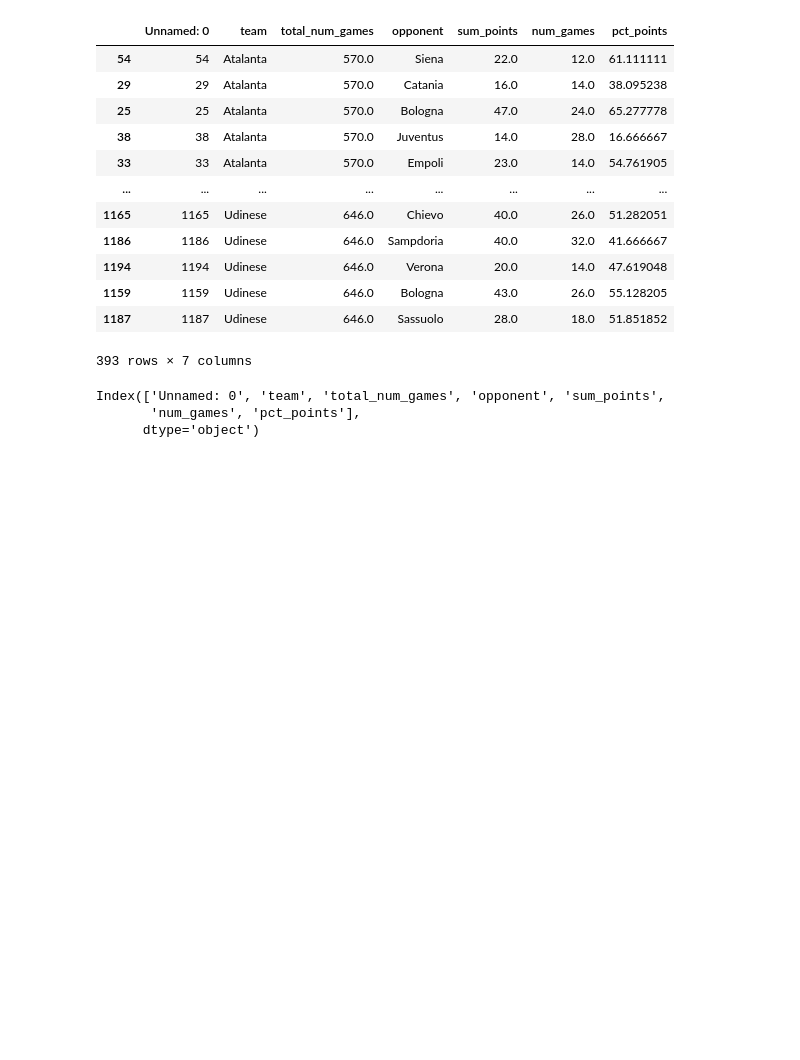
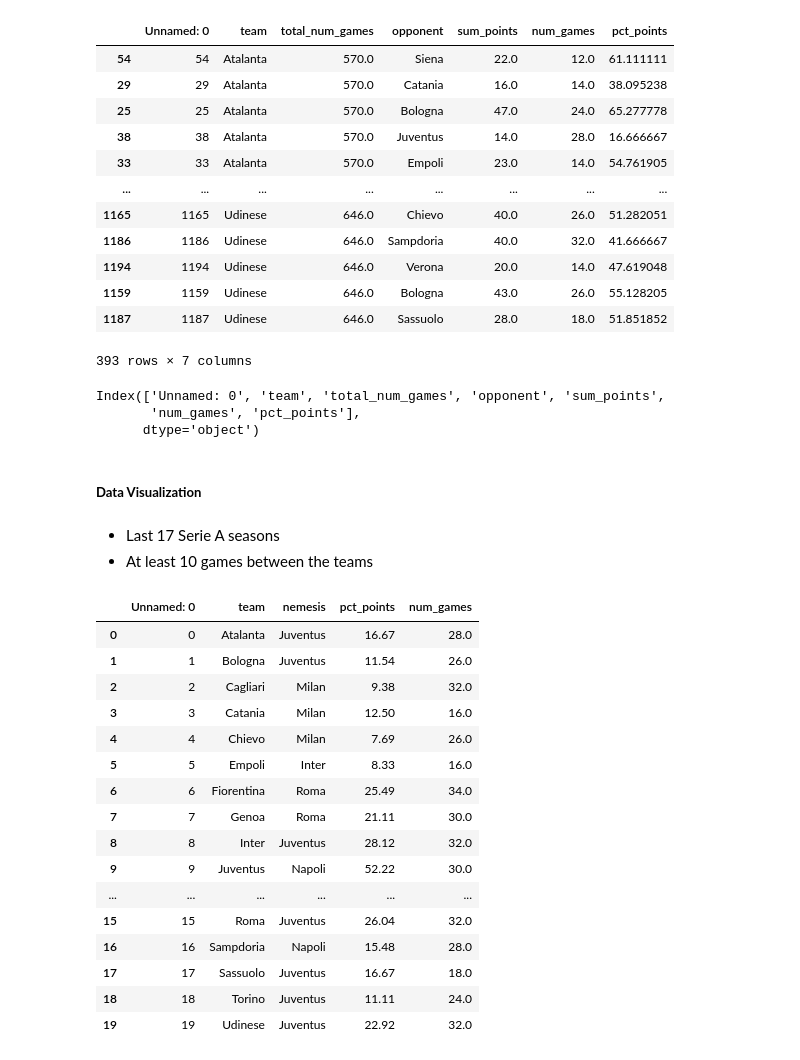
Before and after one commit to fabriziocominetti/football-analytics, a Jupyter notebook: team-nemesis/notebooks/team-nemesis.ipynb, the cells around one changed output. Drawn from its saved outputs; the diff is of its cells as text; code cells hidden in the pictures; blank space fills up the shorter version.

Commit message:
upd team nemesis

```diff
--- a/team-nemesis/notebooks/team-nemesis.ipynb
+++ b/team-nemesis/notebooks/team-nemesis.ipynb
@@ -117,3 +262,5 @@ df_nemesis_all = df_nemesis_all[['team', 'total_num_games', 'opponent', 'sum_poi
        'num_games', 'pct_points']]
 # %%
 df_nemesis_all.to_csv('../data/team_nemesis_all.csv')
+# %% [markdown]
+##### **Data Visualization**
@@ -119,0 +285,24 @@ df_nemesis_all.to_csv('../data/team_nemesis_all.csv')
+# %% [markdown]
+- Last 17 Serie A seasons
+- At least 10 games between the teams
+# %%
+df_nemesis = pd.read_csv('../data/team_nemesis.csv')
+df_nemesis
+# %% [output]
+|  | Unnamed: 0 | team | nemesis | pct_points | num_games |
+| 0 | 0 | Atalanta | Juventus | 16.67 | 28.0 |
+| 1 | 1 | Bologna | Juventus | 11.54 | 26.0 |
+| 2 | 2 | Cagliari | Milan | 9.38 | 32.0 |
+| 3 | 3 | Catania | Milan | 12.50 | 16.0 |
+| 4 | 4 | Chievo | Milan | 7.69 | 26.0 |
+| 5 | 5 | Empoli | Inter | 8.33 | 16.0 |
+| 6 | 6 | Fiorentina | Roma | 25.49 | 34.0 |
+| 7 | 7 | Genoa | Roma | 21.11 | 30.0 |
+| 8 | 8 | Inter | Juventus | 28.12 | 32.0 |
+| 9 | 9 | Juventus | Napoli | 52.22 | 30.0 |
+| ... | ... | ... | ... | ... | ... |
+| 15 | 15 | Roma | Juventus | 26.04 | 32.0 |
+| 16 | 16 | Sampdoria | Napoli | 15.48 | 28.0 |
+| 17 | 17 | Sassuolo | Juventus | 16.67 | 18.0 |
+| 18 | 18 | Torino | Juventus | 11.11 | 24.0 |
+| 19 | 19 | Udinese | Juventus | 22.92 | 32.0 |
```
Also changed, not shown: parts of 35 cells of this notebook, 4 other files.
